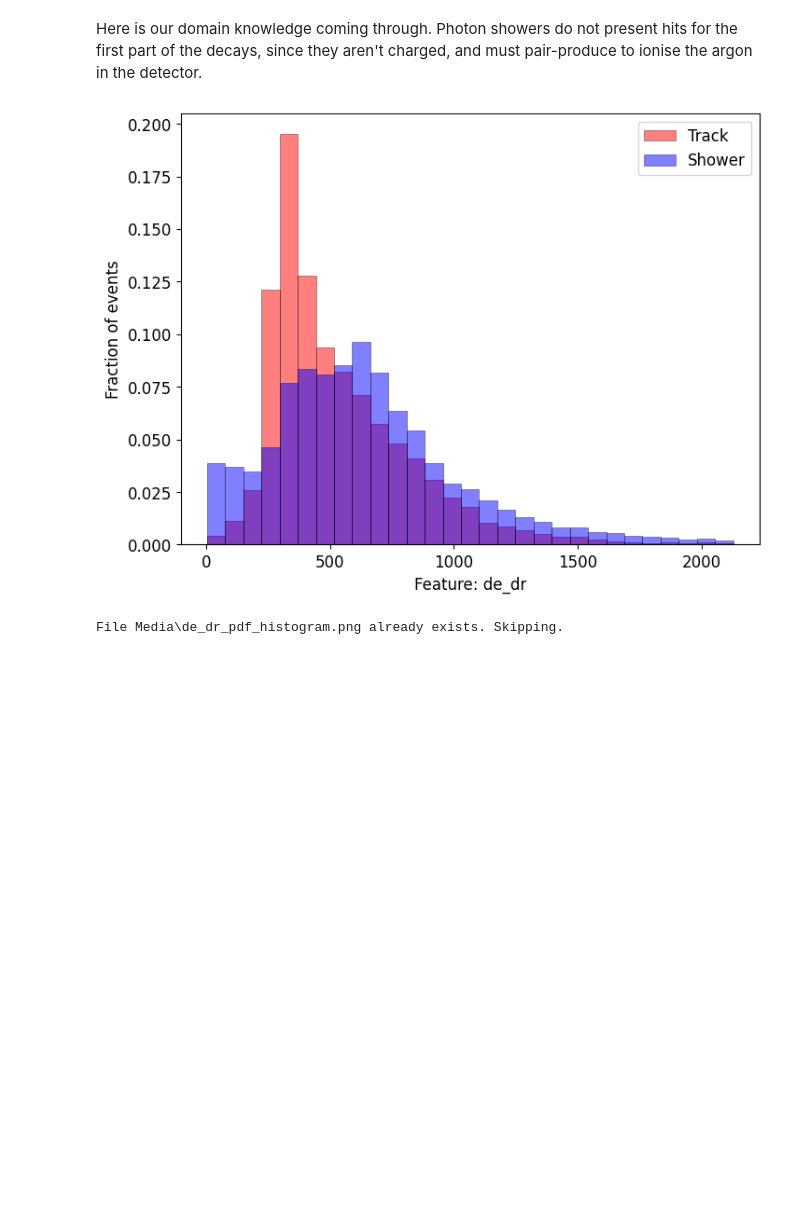
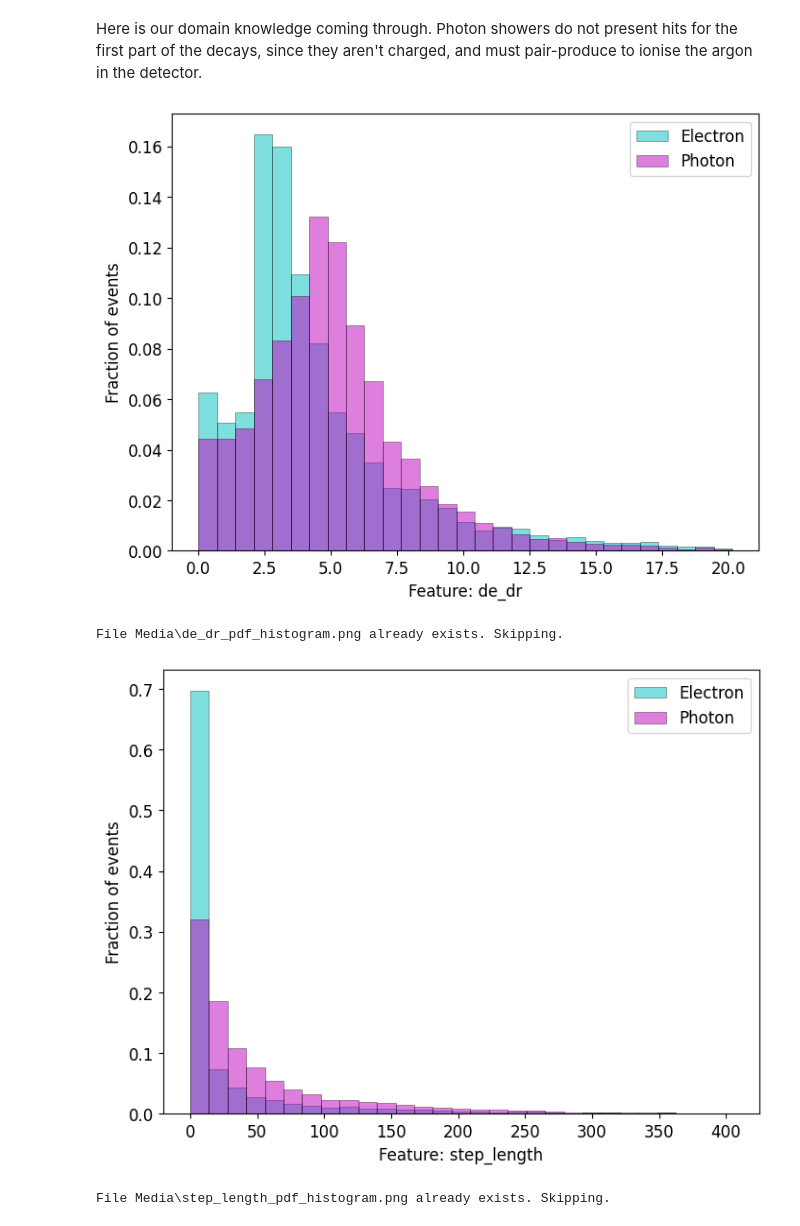
Before and after one commit to cBollins/Final-Year-ML-Project, a Jupyter notebook: Project_Overview.ipynb, the cells around one changed output. Saved outputs shown, nothing was run; the diff lists cells and outputs as text; code cells hidden in the pictures; blank space fills up the shorter version.

```diff
--- a/Project_Overview.ipynb
+++ b/Project_Overview.ipynb
@@ -880,19 +883,15 @@ def e_gamma_feature_histogram(events, feature_func, bins=30, show_percentile=95)
         e_feature,
         bins=bin_edges,
         weights=e_weights,
-        color='r', edgecolor='k',
-        linewidth=0.5,
-        alpha=0.5,
-        label='Electron'
+        color='c', edgecolor='k',
+        linewidth=0.5, alpha=0.5, label='Electron'
     )
     plt.hist(
         gamma_feature,
         bins=bin_edges,
         weights=gamma_weights,
-        color='b', edgecolor='k',
-        linewidth=0.5,
-        alpha=0.5,
-        label='Photon'
+        color='m', edgecolor='k',
+        linewidth=0.5, alpha=0.5, label='Photon'
     )
     plt.xlabel(f'Feature: {feature_func.__name__}')
     plt.ylabel('Fraction of events')
@@ -900,8 +899,11 @@ def e_gamma_feature_histogram(events, feature_func, bins=30, show_percentile=95)
     plot_utils.showsave(f"{feature_func.__name__}_pdf_histogram")
 
     return e_bin_heights, gamma_bin_heights
-
-_ = track_shower_feature_histogram(cheated_0, de_dr, show_percentile=99)
-# %% [output]
-[figure, removed]
-File Media\de_dr_pdf_histogram.png already exists. Skipping.
+# %%
+_ = e_gamma_feature_histogram(cheated_0, de_dr, show_percentile=99)
+_ = e_gamma_feature_histogram(cheated_0, step_length, show_percentile=99)
+# %% [output]
+[figure, added]
+File Media\de_dr_pdf_histogram.png already exists. Skipping.
+[figure, added]
+File Media\step_length_pdf_histogram.png already exists. Skipping.
```
Also changed, not shown: parts of 25 cells of this notebook, 21 other files.
